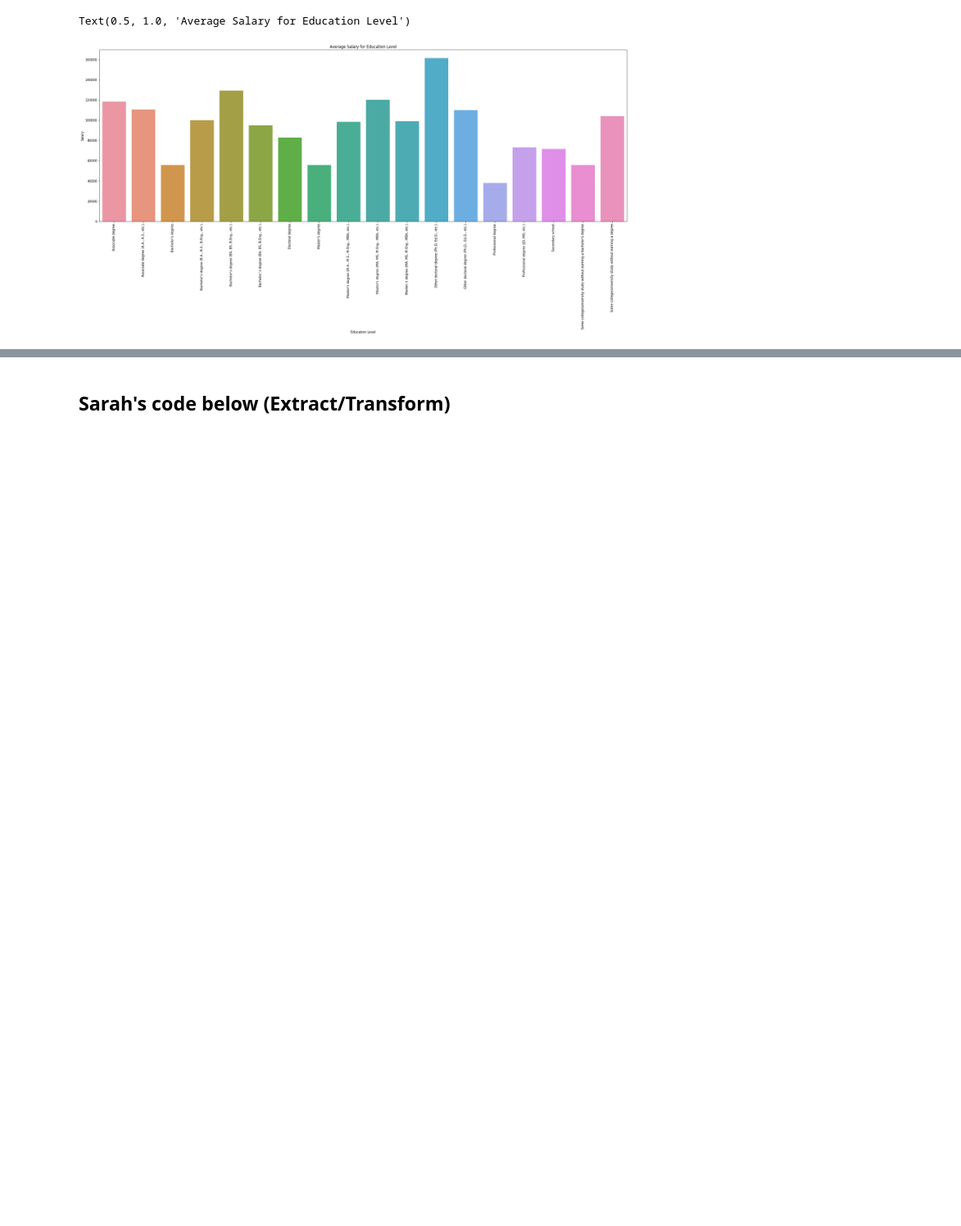
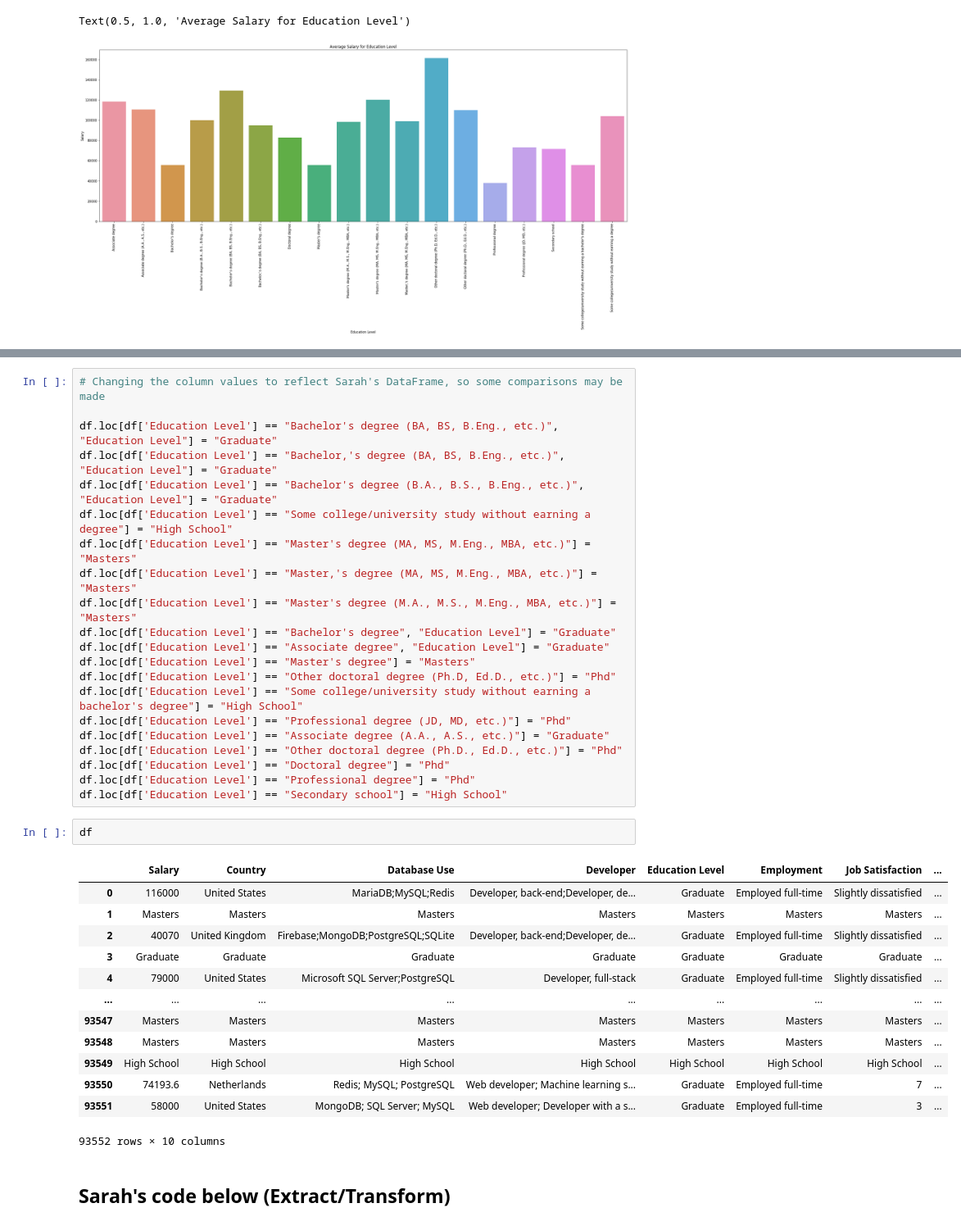
Before and after one commit to jwhite1987/Data-Scientists-and-HR-Analytics, a Jupyter notebook: etl_project.ipynb, the cells around one changed output, grey strips where cells are left out. Shown at 82% size. Drawn from its saved outputs; the diff is of its cells as text; blank space fills up the shorter version.

```diff
--- a/etl_project.ipynb
+++ b/etl_project.ipynb
@@ -100,3 +137,40 @@ Text(0.5, 1.0, 'Average Salary for Education Level')
+# %%
+# Changing the column values to reflect Sarah's DataFrame, so some comparisons may be made
+
+df.loc[df['Education Level'] == "Bachelor's degree (BA, BS, B.Eng., etc.)", "Education Level"] = "Graduate"
+df.loc[df['Education Level'] == "Bachelor‚'s degree (BA, BS, B.Eng., etc.)", "Education Level"] = "Graduate"
+df.loc[df['Education Level'] == "Bachelor's degree (B.A., B.S., B.Eng., etc.)", "Education Level"] = "Graduate"
+df.loc[df['Education Level'] == "Some college/university study without earning a degree"] = "High School"
+df.loc[df['Education Level'] == "Master's degree (MA, MS, M.Eng., MBA, etc.)"] = "Masters"
+df.loc[df['Education Level'] == "Master‚'s degree (MA, MS, M.Eng., MBA, etc.)"] = "Masters"
+df.loc[df['Education Level'] == "Master's degree (M.A., M.S., M.Eng., MBA, etc.)"] = "Masters"
+df.loc[df['Education Level'] == "Bachelor's degree", "Education Level"] = "Graduate"
+df.loc[df['Education Level'] == "Associate degree", "Education Level"] = "Graduate"
+df.loc[df['Education Level'] == "Master's degree"] = "Masters"
+df.loc[df['Education Level'] == "Other doctoral degree (Ph.D, Ed.D., etc.)"] = "Phd"
+df.loc[df['Education Level'] == "Some college/university study without earning a bachelor's degree"] = "High School"
+df.loc[df['Education Level'] == "Professional degree (JD, MD, etc.)"] = "Phd"
+df.loc[df['Education Level'] == "Associate degree (A.A., A.S., etc.)"] = "Graduate"
+df.loc[df['Education Level'] == "Other doctoral degree (Ph.D., Ed.D., etc.)"] = "Phd"
+df.loc[df['Education Level'] == "Doctoral degree"] = "Phd"
+df.loc[df['Education Level'] == "Professional degree"] = "Phd"
+df.loc[df['Education Level'] == "Secondary school"] = "High School"
+# %%
+df
+# %% [output]
+|  | Salary | Country | Database Use | Developer | Education Level | Employment | Job Satisfaction | ... |
+| 0 | 116000 | United States | MariaDB;MySQL;Redis | Developer, back-end;Developer, de... | Graduate | Employed full-time | Slightly dissatisfied | ... |
+| 1 | Masters | Masters | Masters | Masters | Masters | Masters | Masters | ... |
+| 2 | 40070 | United Kingdom | Firebase;MongoDB;PostgreSQL;SQLite | Developer, back-end;Developer, de... | Graduate | Employed full-time | Slightly dissatisfied | ... |
+| 3 | Graduate | Graduate | Graduate | Graduate | Graduate | Graduate | Graduate | ... |
+| 4 | 79000 | United States | Microsoft SQL Server;PostgreSQL | Developer, full-stack | Graduate | Employed full-time | Slightly dissatisfied | ... |
+| ... | ... | ... | ... | ... | ... | ... | ... | ... |
+| 93547 | Masters | Masters | Masters | Masters | Masters | Masters | Masters | ... |
+| 93548 | Masters | Masters | Masters | Masters | Masters | Masters | Masters | ... |
+| 93549 | High School | High School | High School | High School | High School | High School | High School | ... |
+| 93550 | 74193.6 | Netherlands | Redis; MySQL; PostgreSQL | Web developer; Machine learning s... | Graduate | Employed full-time | 7 | ... |
+| 93551 | 58000 | United States | MongoDB; SQL Server; MySQL | Web developer; Developer with a s... | Graduate | Employed full-time | 3 | ... |
+93552 rows × 10 columns
 # %% [markdown]
 ## Sarah's code below (Extract/Transform)
 # %% [markdown]
```
Also changed, not shown: parts of 2 cells of this notebook.
